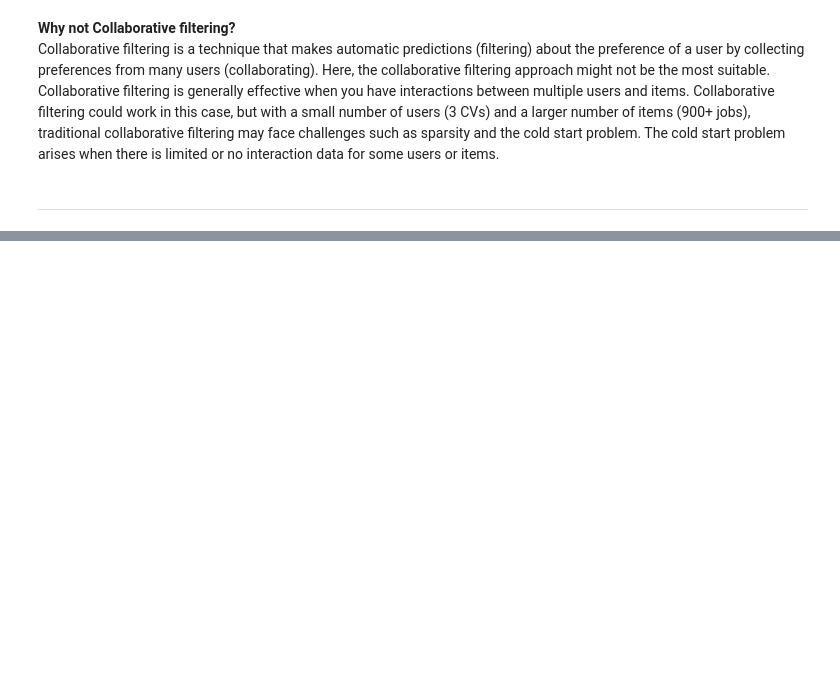
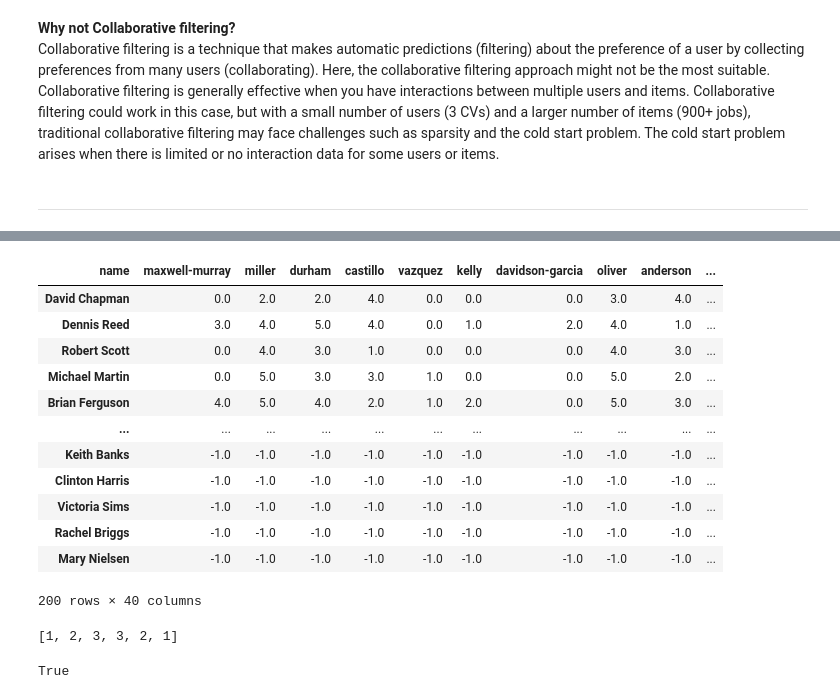
Before and after one commit to AyseTheArk/Job-Recommender-System, a Jupyter notebook: Recommender/jobrec.ipynb, the cells around one changed output, grey strips where cells are left out. Drawn from its saved outputs; the diff is of its cells as text; code cells hidden in the pictures; blank space fills up the shorter version.

```diff
--- a/Recommender/jobrec.ipynb
+++ b/Recommender/jobrec.ipynb
@@ -485,0 +624,48 @@ Collaborative filtering is a technique that makes automatic predictions (filteri
+# %%
+file_path = os.path.join('..', 'Data', 'applicants_data.json')
+with open(file_path, 'r') as file:
+    json_data = json.load(file)
+
+df = pd.DataFrame(json_data)
+
+dfs = []
+for row in df["skills"]:
+    new_df  = pd.DataFrame(row)
+    new_df.set_index('name', inplace=True)
+
+    # Extract the 'required_proficiency' column and transpose the DataFrame
+    result_df = new_df['proficiency'].transpose()
+
+    # Now 'result_df' is a DataFrame with each skill as a column and required proficiency as a row
+    dfs.append(result_df)
+merged_df = pd.concat(dfs,axis=1)
+merged_df.columns = df["name"].tolist()
+applicants_df = merged_df.transpose()
+
+# Now 'merged_df' contains all the rows from the original DataFrames
+applicants_df = applicants_df.fillna(-1)
+applicants_df
+# %% [output]
+| name | maxwell-murray | miller | durham | castillo | vazquez | kelly | davidson-garcia | oliver | anderson | ... |
+| David Chapman | 0.0 | 2.0 | 2.0 | 4.0 | 0.0 | 0.0 | 0.0 | 3.0 | 4.0 | ... |
+| Dennis Reed | 3.0 | 4.0 | 5.0 | 4.0 | 0.0 | 1.0 | 2.0 | 4.0 | 1.0 | ... |
+| Robert Scott | 0.0 | 4.0 | 3.0 | 1.0 | 0.0 | 0.0 | 0.0 | 4.0 | 3.0 | ... |
+| Michael Martin | 0.0 | 5.0 | 3.0 | 3.0 | 1.0 | 0.0 | 0.0 | 5.0 | 2.0 | ... |
+| Brian Ferguson | 4.0 | 5.0 | 4.0 | 2.0 | 1.0 | 2.0 | 0.0 | 5.0 | 3.0 | ... |
+| ... | ... | ... | ... | ... | ... | ... | ... | ... | ... | ... |
+| Keith Banks | -1.0 | -1.0 | -1.0 | -1.0 | -1.0 | -1.0 | -1.0 | -1.0 | -1.0 | ... |
+| Clinton Harris | -1.0 | -1.0 | -1.0 | -1.0 | -1.0 | -1.0 | -1.0 | -1.0 | -1.0 | ... |
+| Victoria Sims | -1.0 | -1.0 | -1.0 | -1.0 | -1.0 | -1.0 | -1.0 | -1.0 | -1.0 | ... |
+| Rachel Briggs | -1.0 | -1.0 | -1.0 | -1.0 | -1.0 | -1.0 | -1.0 | -1.0 | -1.0 | ... |
+| Mary Nielsen | -1.0 | -1.0 | -1.0 | -1.0 | -1.0 | -1.0 | -1.0 | -1.0 | -1.0 | ... |
+200 rows × 40 columns
+# %%
+[1,2,3] + [3,2,1]
+# %% [output]
+[1, 2, 3, 3, 2, 1]
+# %%
+#df["applications"]["applicant"]["application"]["hired_at"]
+
+df["applications"][0][1]["hired_at"] == None
+# %% [output]
+True
```
Also changed, not shown: parts of 12 cells of this notebook, 2 other files.
